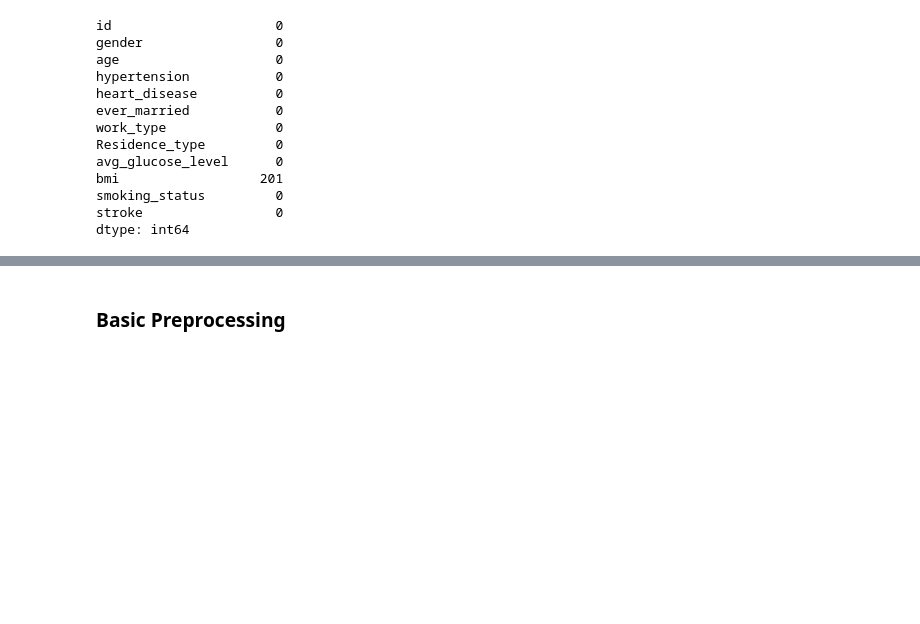
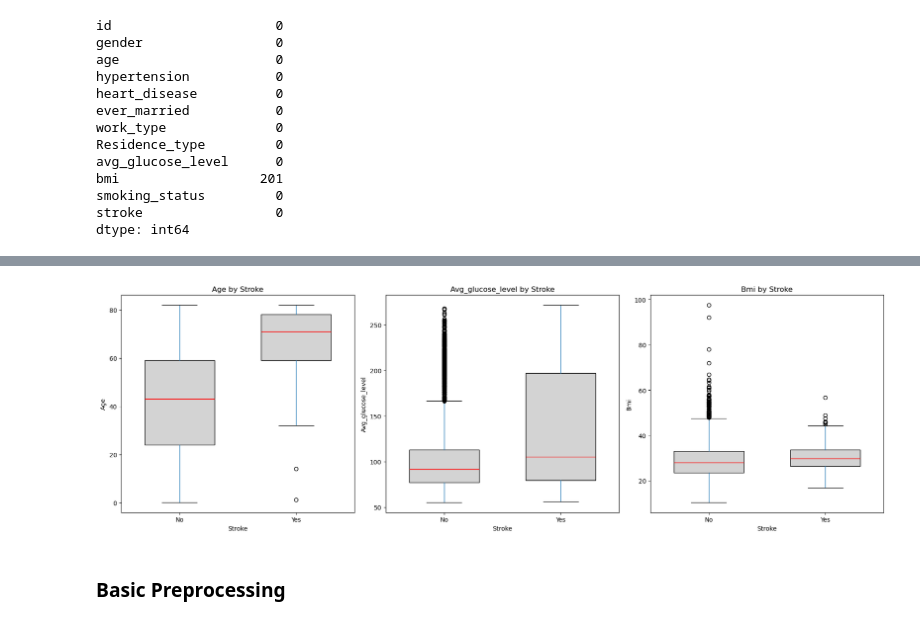
Before and after one commit to lukas-stamm/data-exploration-project, a Jupyter notebook: final_code.ipynb, the cells around one changed output, grey strips where cells are left out. Saved outputs shown, nothing was run; the diff lists cells and outputs as text; code cells hidden in the pictures; blank space fills up the shorter version.

```diff
--- a/final_code.ipynb
+++ b/final_code.ipynb
@@ -123,3 +236,33 @@ visualize_df["age_group"] = pd.cut(visualize_df["age"], bins=bins, labels=labels
+# %%
+
+
+# List of numerical variables to plot
+numerical_vars = ["age", "avg_glucose_level", "bmi"]
+
+# Create grid
+fig, axs = plt.subplots(1, 3, figsize=(18, 6))
+
+# Iterate over numerical_vars and axs
+for i, var in enumerate(numerical_vars):
+    ax = axs[i]
+
+    # Create boxplots for stroke = 0 and stroke = 1
+    visualize_df.boxplot(column=var, by='stroke', ax=ax, grid=False, widths=0.6,
+                    patch_artist=True,
+                    boxprops=dict(facecolor='#D3D3D3'),
+                    medianprops=dict(color='red'))
+
+    ax.set_title(f'{var.capitalize()} by Stroke')
+    ax.set_xlabel('Stroke')
+    ax.set_ylabel(var.capitalize())
+    ax.set_xticklabels(['No', 'Yes'])
+
+# Adjust layout
+plt.suptitle('')
+plt.tight_layout()
+plt.show()
+# %% [output]
+[figure, added]
 # %% [markdown]
 <h3>Basic Preprocessing</h3>
 # %%
```
Also changed, not shown: parts of 9 cells of this notebook.
